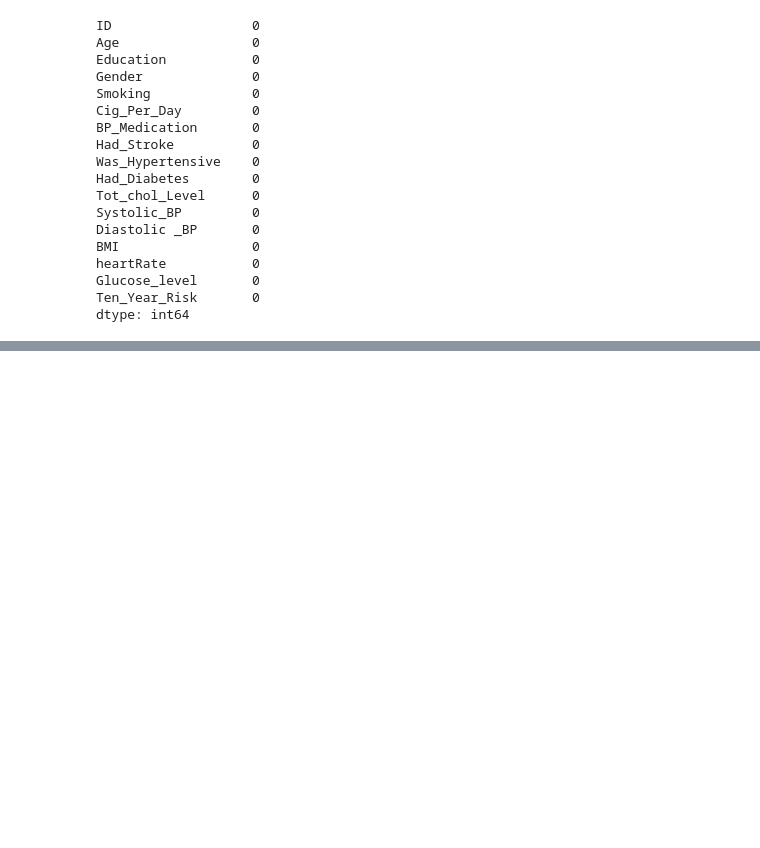
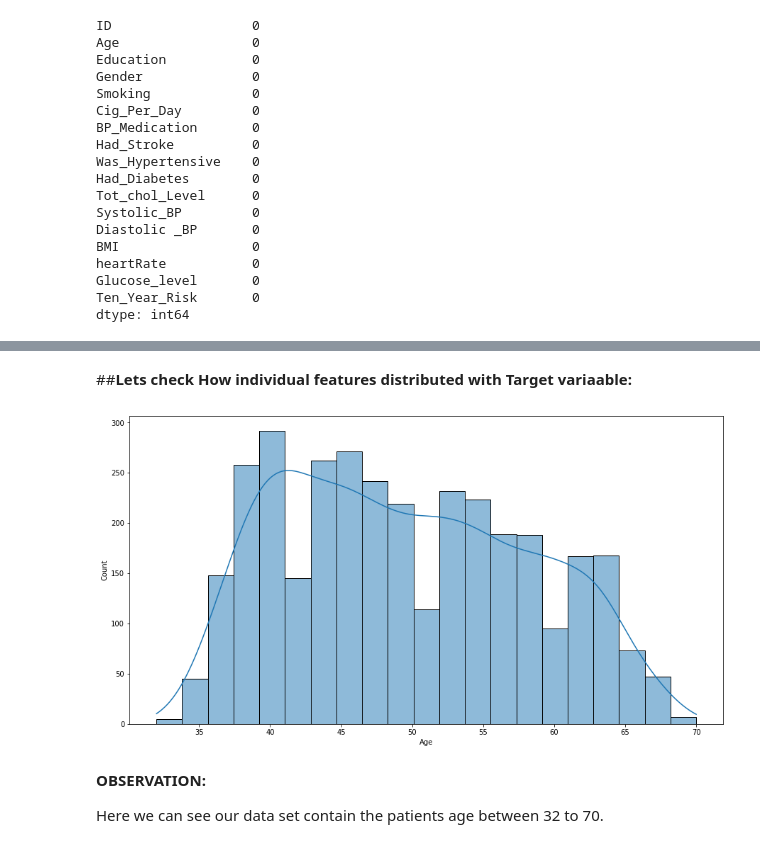
Before and after one commit to humant01/Cardiovascular-Risk-Prediction, a Jupyter notebook: Cardiovascular_Risk_Prediction.ipynb, the cells around one changed output, grey strips where cells are left out. Saved outputs shown, nothing was run; the diff lists cells and outputs as text; code cells hidden in the pictures; blank space fills up the shorter version.

```diff
--- a/Cardiovascular_Risk_Prediction.ipynb
+++ b/Cardiovascular_Risk_Prediction.ipynb
@@ -517,0 +572,13 @@ dtype: int64
+# %% [markdown]
+##**Lets check How individual features distributed with Target variaable:**
+# %%
+#plotting graph
+fig, ax=plt.subplots(figsize=(15,8))
+sns.histplot(data=cardio_df1, x="Age", kde= True,ax=ax)
+plt.show()
+# %% [output]
+[figure, added]
+# %% [markdown]
+**OBSERVATION:**
+
+Here we can see our data set contain the patients age between 32 to 70.
```
Also changed, not shown: parts of 82 cells of this notebook.
